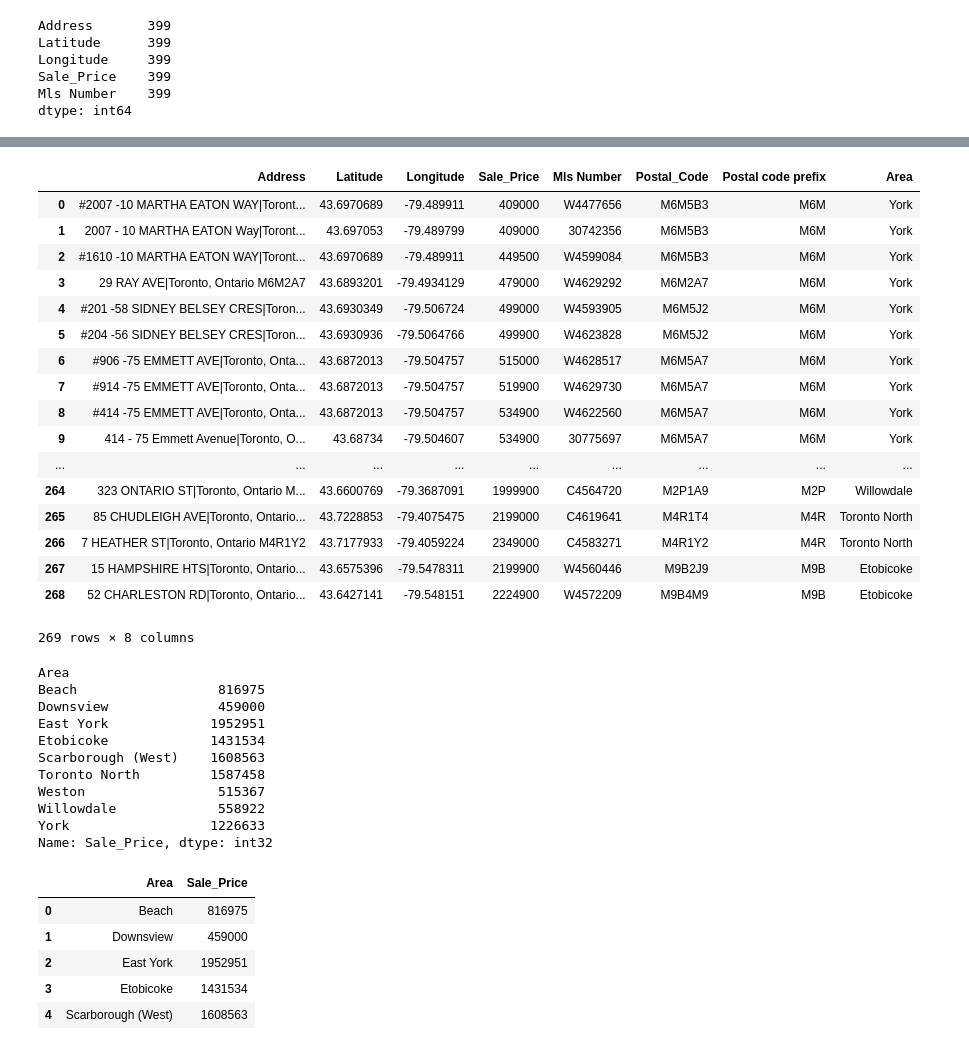
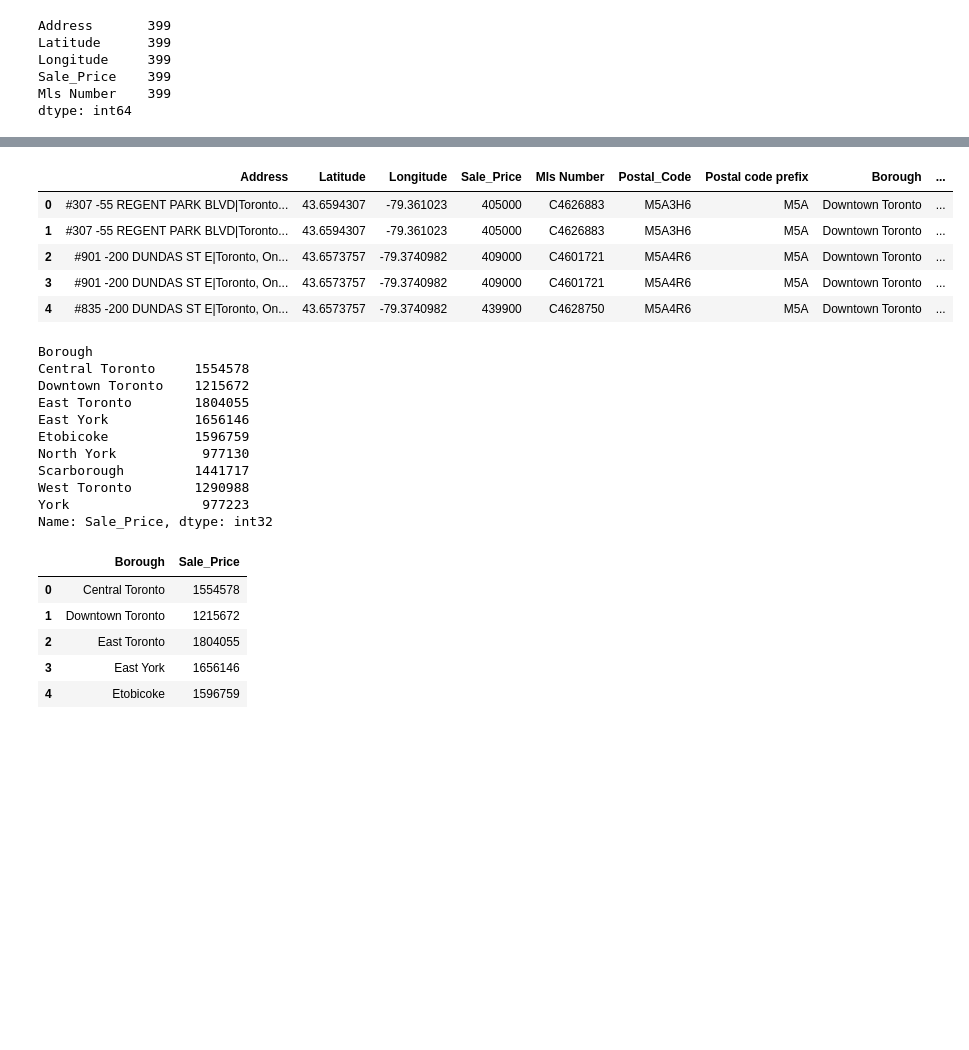
Before and after one commit to sushainegoyal/Bootcamp---Group-Project-1, a Jupyter notebook: Pasquale/Master_Project.ipynb, the cells around one changed output, grey strips where cells are left out. Drawn from its saved outputs; the diff is of its cells as text; code cells hidden in the pictures; blank space fills up the shorter version.

```diff
--- a/Pasquale/Master_Project.ipynb
+++ b/Pasquale/Master_Project.ipynb
@@ -205,7 +133,7 @@ See the caveats in the documentation: http://pandas.pydata.org/pandas-docs/stabl
 # %%
 cwd = os.getcwd()
 print (cwd)
-csvpath_one = "Postal code GTA.csv"
+csvpath_one = "Postal_code_GTA.csv"
 PostalCode_df = pd.read_csv(csvpath_one)
 PostalCode_df.head()
 # %% [output]
@@ -241,53 +157,41 @@ merge_table_df
 # %%
 merge_table_df['Sale_Price'] = merge_table_df['Sale_Price'].str.replace(',', '')
 merge_table_df['Sale_Price'] = merge_table_df['Sale_Price'].astype(int)
-merge_table_df
+merge_table_df.head()
 # %% [output]
-|  | Address | Latitude | Longitude | Sale_Price | Mls Number | Postal_Code | Postal code prefix | Area |
-| 0 | #2007 -10 MARTHA EATON WAY|Toront... | 43.6970689 | -79.489911 | 409000 | W4477656 | M6M5B3 | M6M | York |
-| 1 | 2007 - 10 MARTHA EATON Way|Toront... | 43.697053 | -79.489799 | 409000 | 30742356 | M6M5B3 | M6M | York |
-| 2 | #1610 -10 MARTHA EATON WAY|Toront... | 43.6970689 | -79.489911 | 449500 | W4599084 | M6M5B3 | M6M | York |
-| 3 | 29 RAY AVE|Toronto, Ontario M6M2A7 | 43.6893201 | -79.4934129 | 479000 | W4629292 | M6M2A7 | M6M | York |
-| 4 | #201 -58 SIDNEY BELSEY CRES|Toron... | 43.6930349 | -79.506724 | 499000 | W4593905 | M6M5J2 | M6M | York |
-| 5 | #204 -56 SIDNEY BELSEY CRES|Toron... | 43.6930936 | -79.5064766 | 499900 | W4623828 | M6M5J2 | M6M | York |
-| 6 | #906 -75 EMMETT AVE|Toronto, Onta... | 43.6872013 | -79.504757 | 515000 | W4628517 | M6M5A7 | M6M | York |
-| 7 | #914 -75 EMMETT AVE|Toronto, Onta... | 43.6872013 | -79.504757 | 519900 | W4629730 | M6M5A7 | M6M | York |
-| 8 | #414 -75 EMMETT AVE|Toronto, Onta... | 43.6872013 | -79.504757 | 534900 | W4622560 | M6M5A7 | M6M | York |
-| 9 | 414 - 75 Emmett Avenue|Toronto, O... | 43.68734 | -79.504607 | 534900 | 30775697 | M6M5A7 | M6M | York |
-| ... | ... | ... | ... | ... | ... | ... | ... | ... |
-| 264 | 323 ONTARIO ST|Toronto, Ontario M... | 43.6600769 | -79.3687091 | 1999900 | C4564720 | M2P1A9 | M2P | Willowdale |
-| 265 | 85 CHUDLEIGH AVE|Toronto, Ontario... | 43.7228853 | -79.4075475 | 2199000 | C4619641 | M4R1T4 | M4R | Toronto North |
-| 266 | 7 HEATHER ST|Toronto, Ontario M4R1Y2 | 43.7177933 | -79.4059224 | 2349000 | C4583271 | M4R1Y2 | M4R | Toronto North |
-| 267 | 15 HAMPSHIRE HTS|Toronto, Ontario... | 43.6575396 | -79.5478311 | 2199900 | W4560446 | M9B2J9 | M9B | Etobicoke |
-| 268 | 52 CHARLESTON RD|Toronto, Ontario... | 43.6427141 | -79.548151 | 2224900 | W4572209 | M9B4M9 | M9B | Etobicoke |
+|  | Address | Latitude | Longitude | Sale_Price | Mls Number | Postal_Code | Postal code prefix | Borough | ... |
+| 0 | #307 -55 REGENT PARK BLVD|Toronto... | 43.6594307 | -79.361023 | 405000 | C4626883 | M5A3H6 | M5A | Downtown Toronto | ... |
+| 1 | #307 -55 REGENT PARK BLVD|Toronto... | 43.6594307 | -79.361023 | 405000 | C4626883 | M5A3H6 | M5A | Downtown Toronto | ... |
+| 2 | #901 -200 DUNDAS ST E|Toronto, On... | 43.6573757 | -79.3740982 | 409000 | C4601721 | M5A4R6 | M5A | Downtown Toronto | ... |
+| 3 | #901 -200 DUNDAS ST E|Toronto, On... | 43.6573757 | -79.3740982 | 409000 | C4601721 | M5A4R6 | M5A | Downtown Toronto | ... |
+| 4 | #835 -200 DUNDAS ST E|Toronto, On... | 43.6573757 | -79.3740982 | 439900 | C4628750 | M5A4R6 | M5A | Downtown Toronto | ... |
-269 rows × 8 columns
 # %%
-Price_df= merge_table_df.groupby(['Area'])
+Price_df= merge_table_df.groupby(['Borough'])
 Avg_Price = Price_df["Sale_Price"].mean().astype(int)
 print(Avg_Price)
 # %% [output]
-Area
-Beach                  816975
-Downsview              459000
-East York             1952951
-Etobicoke             1431534
-Scarborough (West)    1608563
-Toronto North         1587458
-Weston                 515367
-Willowdale             558922
-York                  1226633
+Borough
+Central Toronto     1554578
+Downtown Toronto    1215672
+East Toronto        1804055
+East York           1656146
+Etobicoke           1596759
+North York           977130
+Scarborough         1441717
+West Toronto        1290988
+York                 977223
 Name: Sale_Price, dtype: int32
 # %%
 # Convert to DataFrame
 Price_df =pd.DataFrame({"Sale_Price": Avg_Price})
-Price_sorted_df =Price_df.sort_values(["Area"], ascending=True).reset_index()
+Price_sorted_df =Price_df.sort_values(["Borough"], ascending=True).reset_index()
 
 # Preview DataFrame
 Price_sorted_df.head()
 # %% [output]
-|  | Area | Sale_Price |
-| 0 | Beach | 816975 |
-| 1 | Downsview | 459000 |
-| 2 | East York | 1952951 |
-| 3 | Etobicoke | 1431534 |
-| 4 | Scarborough (West) | 1608563 |
+|  | Borough | Sale_Price |
+| 0 | Central Toronto | 1554578 |
+| 1 | Downtown Toronto | 1215672 |
+| 2 | East Toronto | 1804055 |
+| 3 | East York | 1656146 |
+| 4 | Etobicoke | 1596759 |
```
Also changed, not shown: parts of 14 cells of this notebook, 1 other file.
